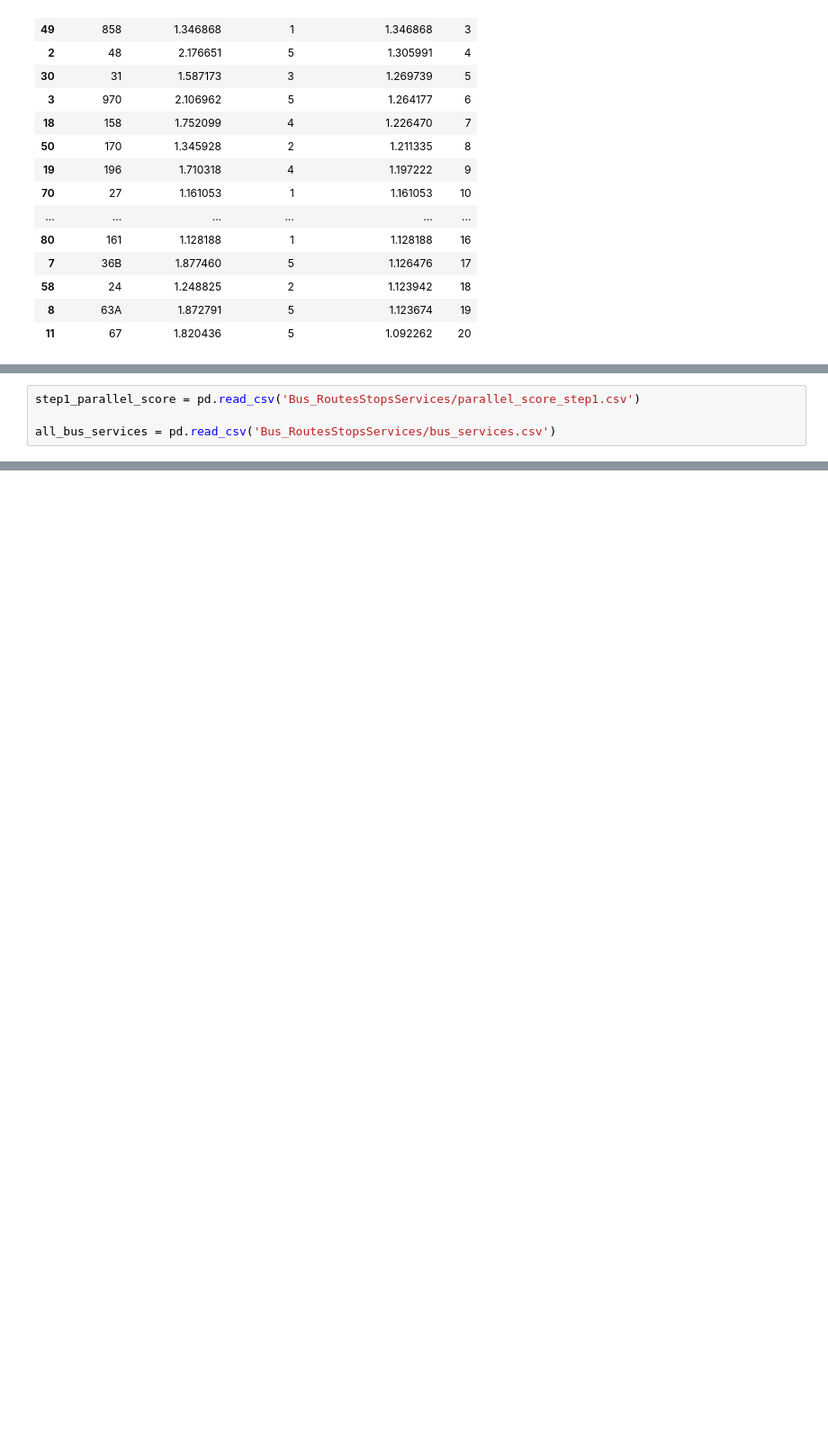
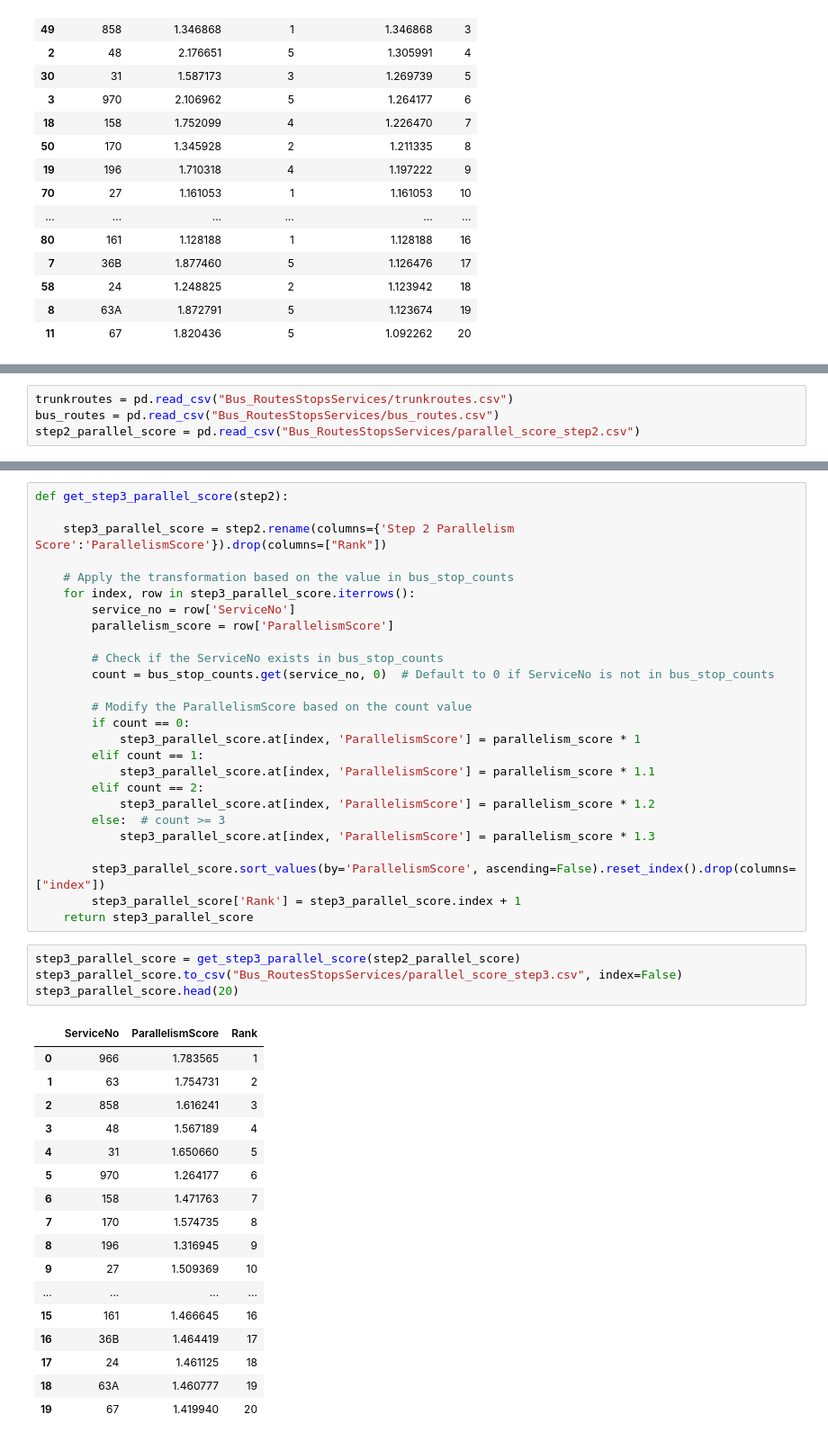
Before and after one commit to Elizaongwz/DSA4264, a Jupyter notebook: parallelscore.ipynb, the cells around one changed output, grey strips where cells are left out. Shown: that part at 90% size. Drawn from its saved outputs; the diff is of its cells as text; blank space fills up the shorter version.

Commit message:
updated parallel score

```diff
--- a/parallelscore.ipynb
+++ b/parallelscore.ipynb
@@ -386,4 +350,4 @@ step2_parallel_score.head(20)
 # %%
-step1_parallel_score = pd.read_csv('Bus_RoutesStopsServices/parallel_score_step1.csv')
-
-all_bus_services = pd.read_csv('Bus_RoutesStopsServices/bus_services.csv')
+trunkroutes = pd.read_csv("Bus_RoutesStopsServices/trunkroutes.csv")
+bus_routes = pd.read_csv("Bus_RoutesStopsServices/bus_routes.csv")
+step2_parallel_score = pd.read_csv("Bus_RoutesStopsServices/parallel_score_step2.csv")
@@ -423,0 +399,48 @@ grouped_sorted
+# %%
+def get_step3_parallel_score(step2):
+
+    step3_parallel_score = step2.rename(columns={'Step 2 Parallelism Score':'ParallelismScore'}).drop(columns=["Rank"])
+
+    # Apply the transformation based on the value in bus_stop_counts
+    for index, row in step3_parallel_score.iterrows():
+        service_no = row['ServiceNo']
+        parallelism_score = row['ParallelismScore']
+
+        # Check if the ServiceNo exists in bus_stop_counts
+        count = bus_stop_counts.get(service_no, 0)  # Default to 0 if ServiceNo is not in bus_stop_counts
+
+        # Modify the ParallelismScore based on the count value
+        if count == 0:
+            step3_parallel_score.at[index, 'ParallelismScore'] = parallelism_score * 1
+        elif count == 1:
+            step3_parallel_score.at[index, 'ParallelismScore'] = parallelism_score * 1.1
+        elif count == 2:
+            step3_parallel_score.at[index, 'ParallelismScore'] = parallelism_score * 1.2
+        else:  # count >= 3
+            step3_parallel_score.at[index, 'ParallelismScore'] = parallelism_score * 1.3
+
+        step3_parallel_score.sort_values(by='ParallelismScore', ascending=False).reset_index().drop(columns=["index"])
+        step3_parallel_score['Rank'] = step3_parallel_score.index + 1
+    return step3_parallel_score
+# %%
+step3_parallel_score = get_step3_parallel_score(step2_parallel_score)
+step3_parallel_score.to_csv("Bus_RoutesStopsServices/parallel_score_step3.csv", index=False)
+step3_parallel_score.head(20)
+# %% [output]
+|  | ServiceNo | ParallelismScore | Rank |
+| 0 | 966 | 1.783565 | 1 |
+| 1 | 63 | 1.754731 | 2 |
+| 2 | 858 | 1.616241 | 3 |
+| 3 | 48 | 1.567189 | 4 |
+| 4 | 31 | 1.650660 | 5 |
+| 5 | 970 | 1.264177 | 6 |
+| 6 | 158 | 1.471763 | 7 |
+| 7 | 170 | 1.574735 | 8 |
+| 8 | 196 | 1.316945 | 9 |
+| 9 | 27 | 1.509369 | 10 |
+| ... | ... | ... | ... |
+| 15 | 161 | 1.466645 | 16 |
+| 16 | 36B | 1.464419 | 17 |
+| 17 | 24 | 1.461125 | 18 |
+| 18 | 63A | 1.460777 | 19 |
+| 19 | 67 | 1.419940 | 20 |
```
Also changed, not shown: parts of 12 cells of this notebook.
